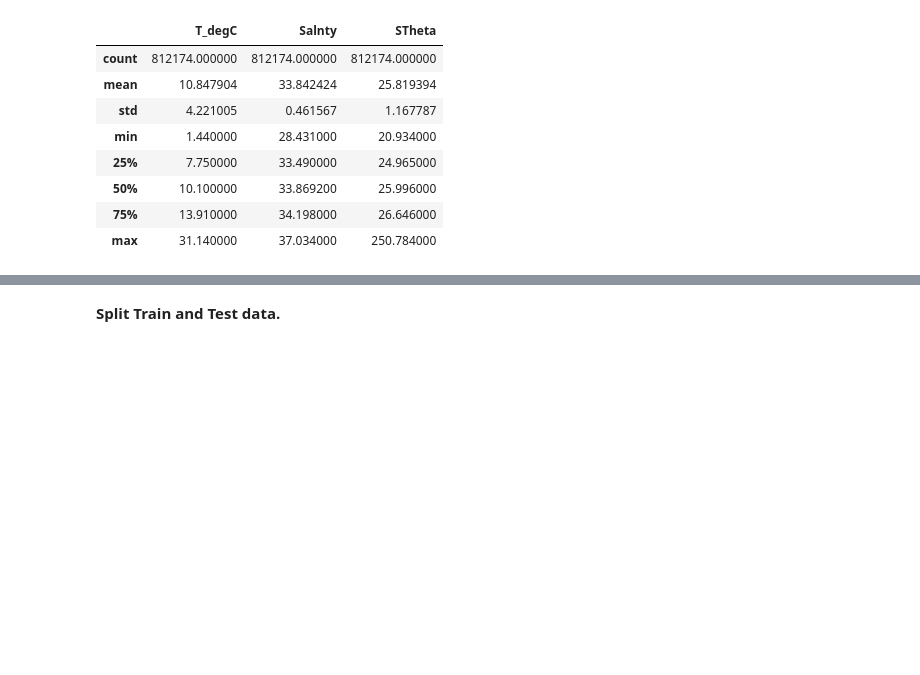
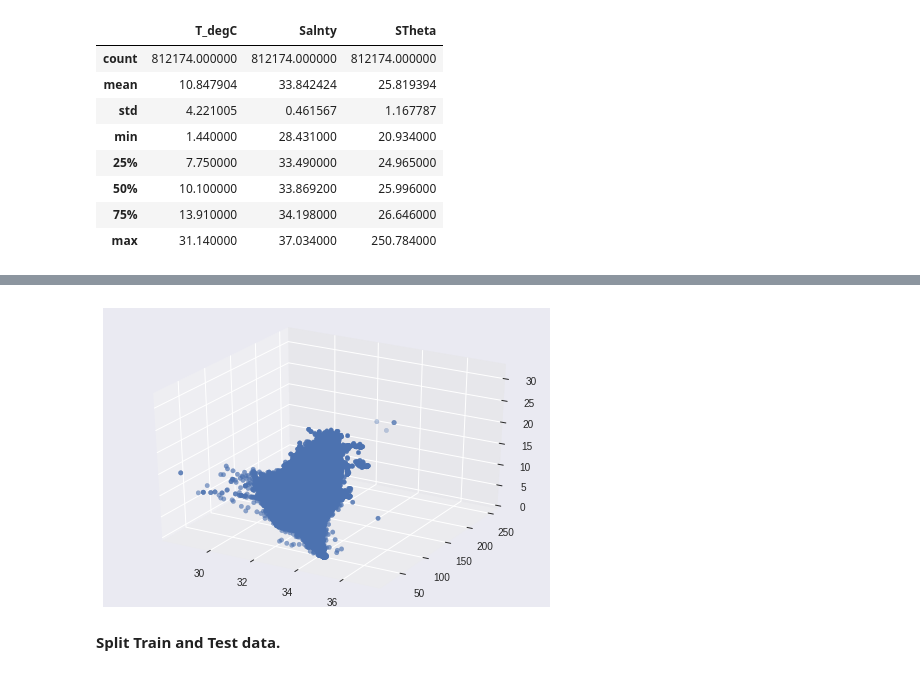
Before and after one commit to targoons/ML, a Jupyter notebook: Machine_Learning_Assignment_1.ipynb, the cells around one changed output, grey strips where cells are left out. Saved outputs shown, nothing was run; the diff lists cells and outputs as text; code cells hidden in the pictures; blank space fills up the shorter version.

```diff
--- a/Machine_Learning_Assignment_1.ipynb
+++ b/Machine_Learning_Assignment_1.ipynb
@@ -98,3 +113,10 @@ bottle_data_subset.describe()
+# %%
+fig = plt.figure()
+ax = plt.axes(projection='3d')
+ax.scatter(bottle_data_subset['Salnty'], bottle_data_subset['STheta'], bottle_data_subset['T_degC'])
+plt.show()
+# %% [output]
+[figure, added]
 # %% [markdown]
 **Split Train and Test data.**
 # %%
```
Also changed, not shown: parts of 3 cells of this notebook.
